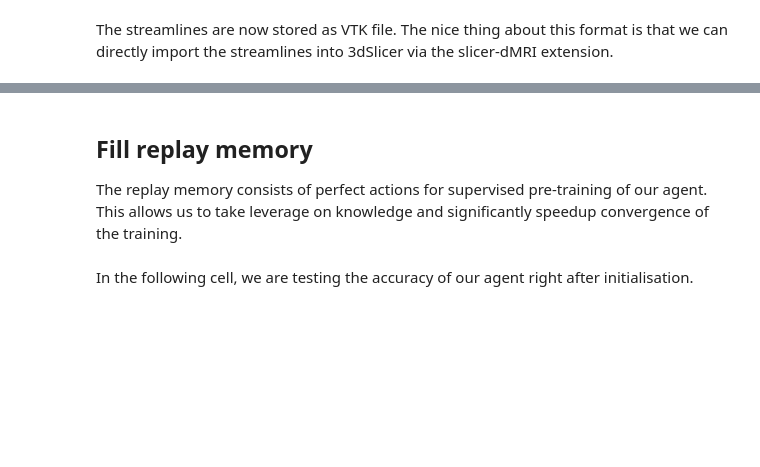
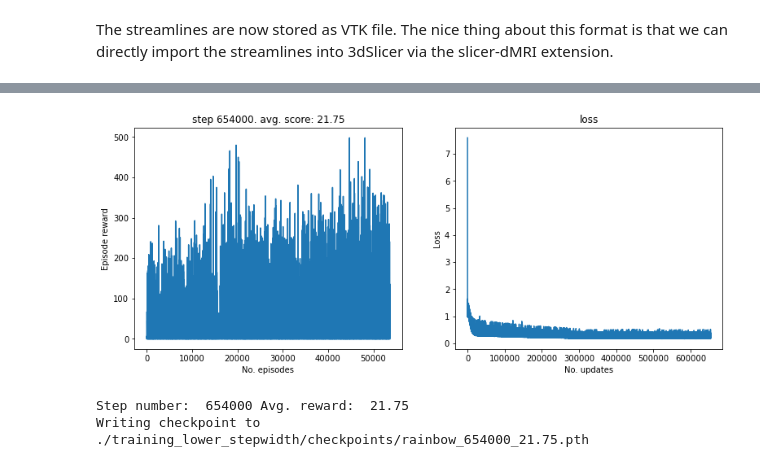
Before and after one commit to nih23/deepFibreTracking, a Jupyter notebook: examples/rlWorkflow.ipynb, the cells around one changed output, grey strips where cells are left out. Cells and saved outputs as stored; diff of their text form; code cells hidden in the pictures; blank space fills up the shorter version.

Commit message:
temporary training on older version of RLEnv

```diff
--- a/examples/rlWorkflow.ipynb
+++ b/examples/rlWorkflow.ipynb
@@ -172,41 +147,23 @@ WIP code !!!
+# %%
+from dipy.tracking.utils import random_seeds_from_mask
+temp_seeds = env.seeds
+env.seeds = random_seeds_from_mask(env.dataset.binary_mask,
+seeds_count=10000,
+seed_count_per_voxel=False,
+affine=env.dataset.aff)
 # %%
 from dfibert.tracker.nn.rainbow_agent import DQNAgent
 # %%
 # Hyperparameters:
 replay_memory_size = 100000
-batch_size = 128
-target_update = 1000
-gamma = 0.99
+batch_size = 32
+target_update = 10000
+gamma = 0.95
+max_steps = 60000000
+
+path = './training_lower_stepwidth'
 # %%
 agent = DQNAgent(env=env, memory_size = replay_memory_size,
         batch_size = batch_size,
         target_update = target_update,
         gamma = gamma)
-# %%
-streamline_index = 0
-device = "cpu"
-max_steps = 30000000
-replay_memory_size = 100000
-agent_history_length = 1
-evaluate_every = 200000
-eval_runs = 5#20
-network_update_every = 10000
-start_learning = 10000
-eps_annealing_steps = 400000
-
-max_episode_length = 2000
-device = torch.device('cuda' if torch.cuda.is_available() else 'cpu')
-
-batch_size = 512
-learning_rate = 0.000001
-
-
-state = env.reset(seed_index=streamline_index)
-env.referenceStreamline_ijk, state.getCoordinate()
-# %%
-agent = Agent(n_actions=100, inp_size=state.getValue().shape, device=device, hidden=10, gamma=0.99,
-              agent_history_length=agent_history_length,
-              memory_size=replay_memory_size, batch_size=batch_size, learning_rate=learning_rate)
-# %% [markdown]
-## Fill replay memory
-The replay memory consists of perfect actions for supervised pre-training of our agent. This allows us to take leverage on knowledge and significantly speedup convergence of the training.
@@ -261,2 +169,0 @@ print("Replay memory ready")
-# %% [markdown]
-In the following cell, we are testing the accuracy of our agent right after initialisation.
@@ -418,0 +170,8 @@ while step_counter < max_steps:
+# %%
+# start training
+
+agent.train(num_steps = max_steps, checkpoint_interval=2000, path = path, plot=True)
+# %% [output]
+[figure, added]
+Step number:  654000 Avg. reward:  21.75
+Writing checkpoint to ./training_lower_stepwidth/checkpoints/rainbow_654000_21.75.pth
```
Also changed, not shown: parts of 30 cells of this notebook, 4 other files.
